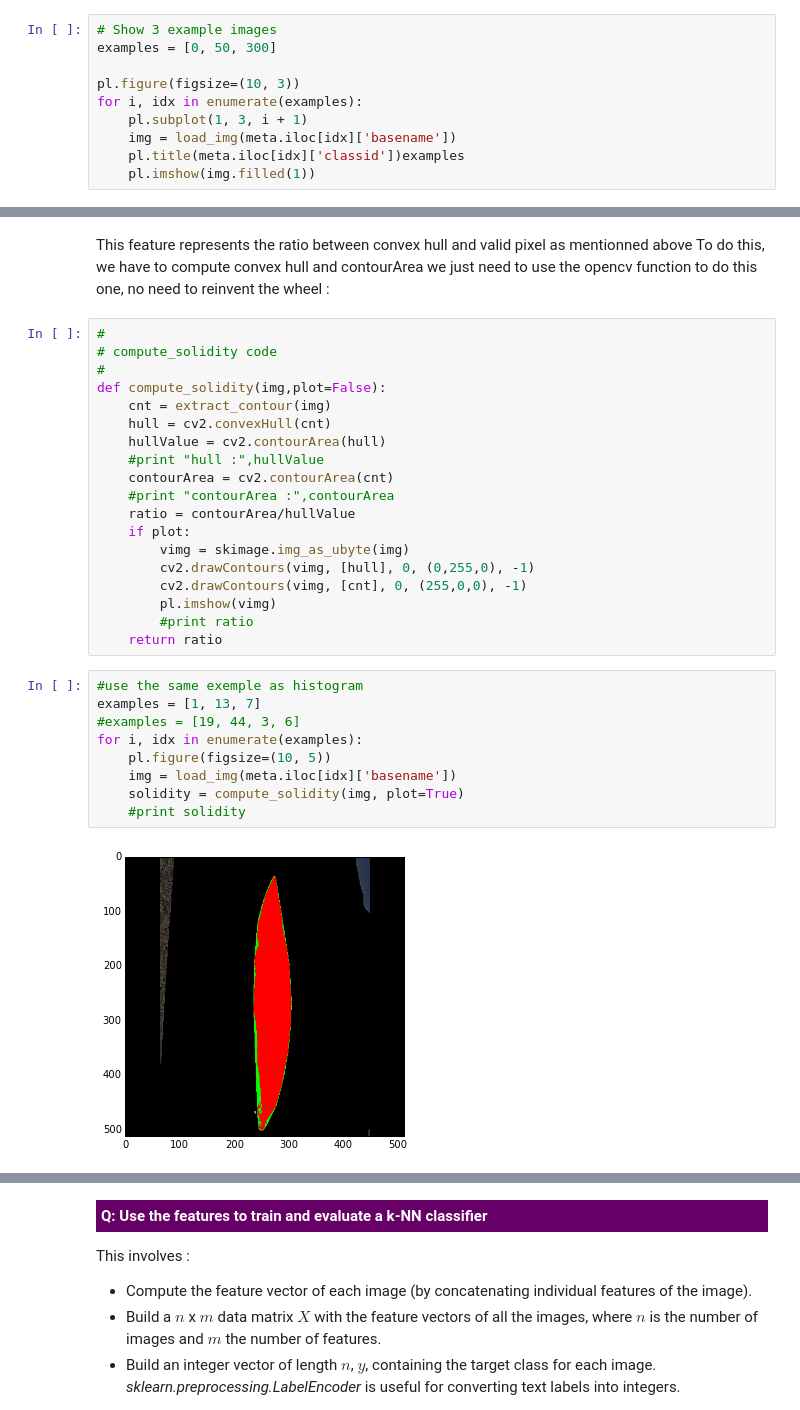
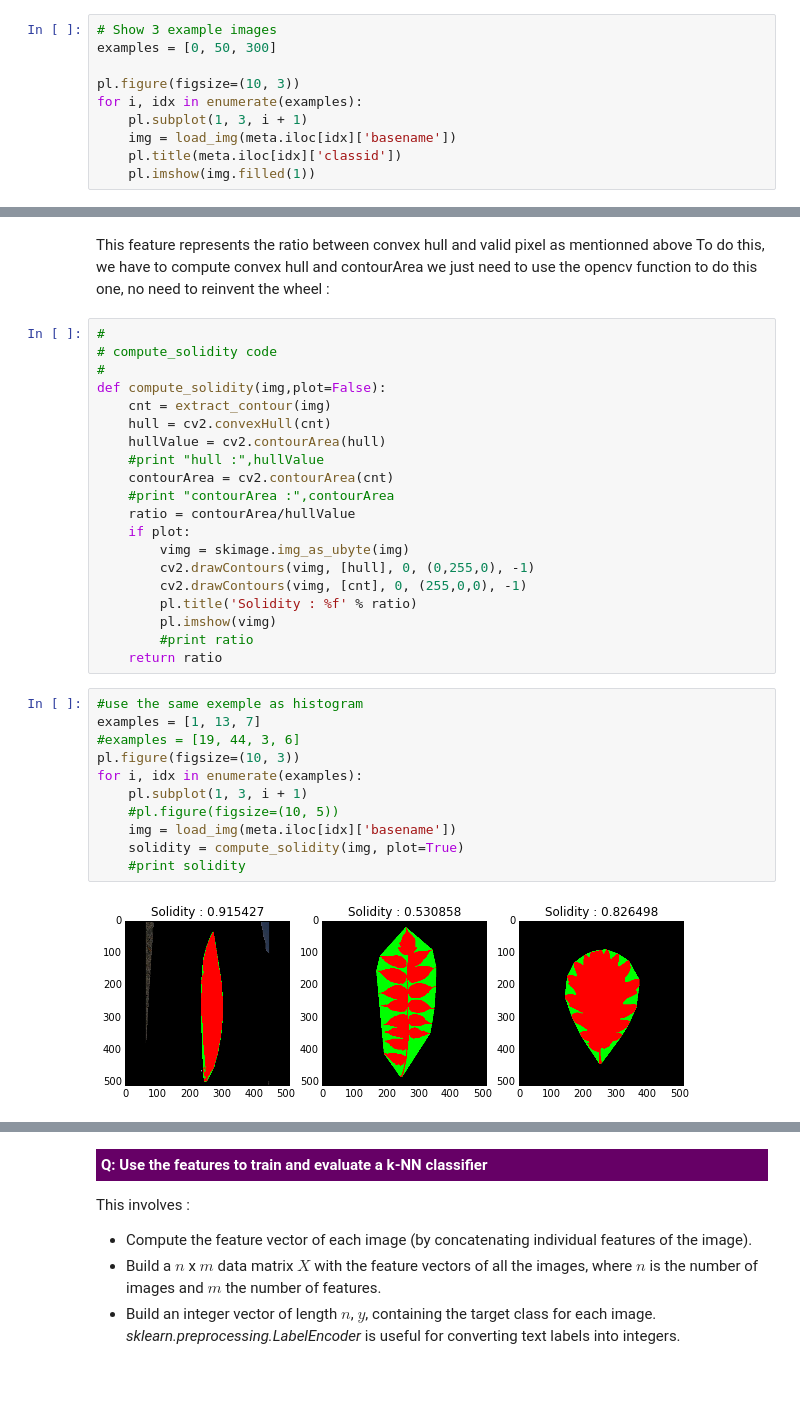
Before and after one commit to RossierFl/MLBD-lab2, a Jupyter notebook: lab2_assignment.ipynb, the cells around one changed output, grey strips where cells are left out. Saved outputs shown, nothing was run; the diff lists cells and outputs as text; blank space fills up the shorter version.

```diff
--- a/lab2_assignment.ipynb
+++ b/lab2_assignment.ipynb
@@ -107,6 +107,6 @@ pl.figure(figsize=(10, 3))
 for i, idx in enumerate(examples):
     pl.subplot(1, 3, i + 1)
     img = load_img(meta.iloc[idx]['basename'])
-    pl.title(meta.iloc[idx]['classid'])examples
+    pl.title(meta.iloc[idx]['classid'])
     pl.imshow(img.filled(1))
 # %% [output]
@@ -439,17 +439,20 @@ def compute_solidity(img,plot=False):
         vimg = skimage.img_as_ubyte(img)
         cv2.drawContours(vimg, [hull], 0, (0,255,0), -1)
         cv2.drawContours(vimg, [cnt], 0, (255,0,0), -1)
+        pl.title('Solidity : %f' % ratio)
         pl.imshow(vimg)
         #print ratio
     return ratio
 # %%
 #use the same exemple as histogram
 examples = [1, 13, 7]
 #examples = [19, 44, 3, 6]
+pl.figure(figsize=(10, 3))
 for i, idx in enumerate(examples):
-    pl.figure(figsize=(10, 5))
+    pl.subplot(1, 3, i + 1)
+    #pl.figure(figsize=(10, 5))
     img = load_img(meta.iloc[idx]['basename'])
     solidity = compute_solidity(img, plot=True)
     #print solidity
 # %% [output]
-[figure, old version]
+[figure, new version]
```
Also changed, not shown: parts of 10 cells of this notebook.
